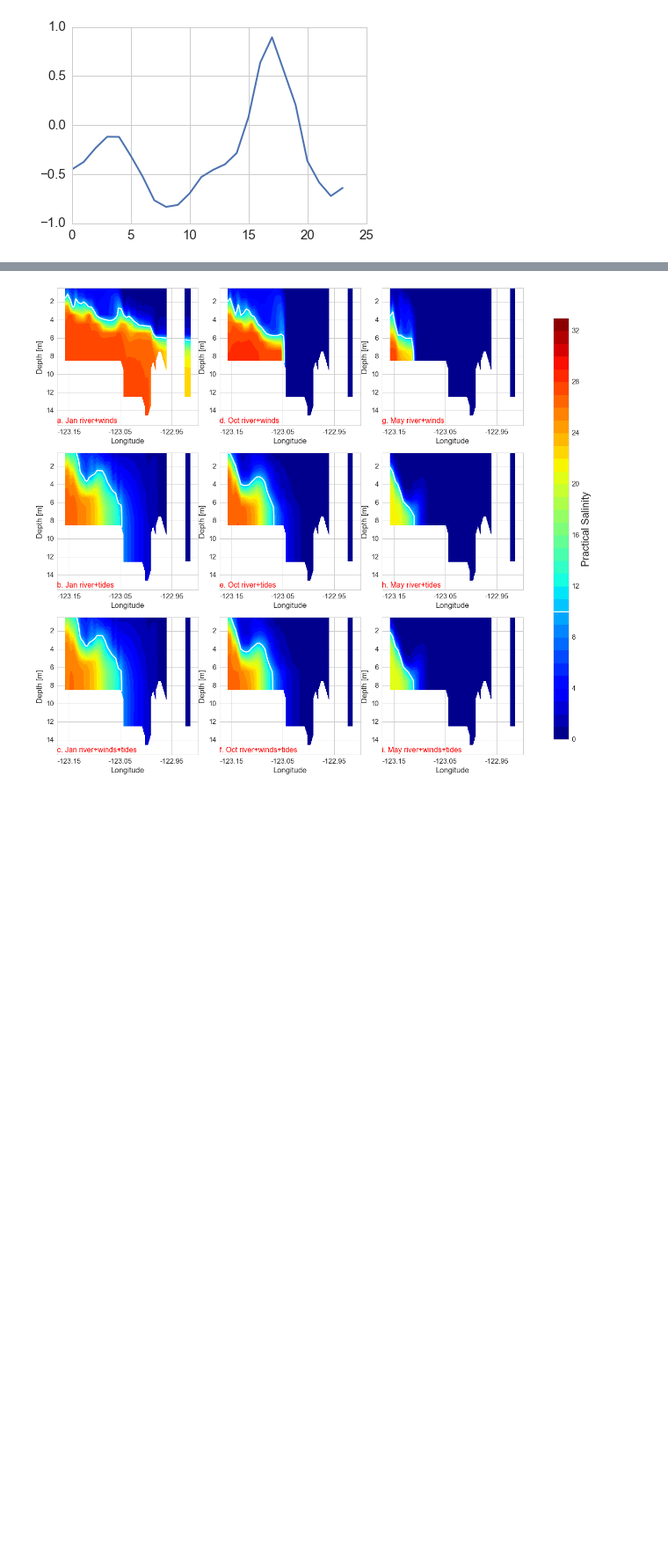
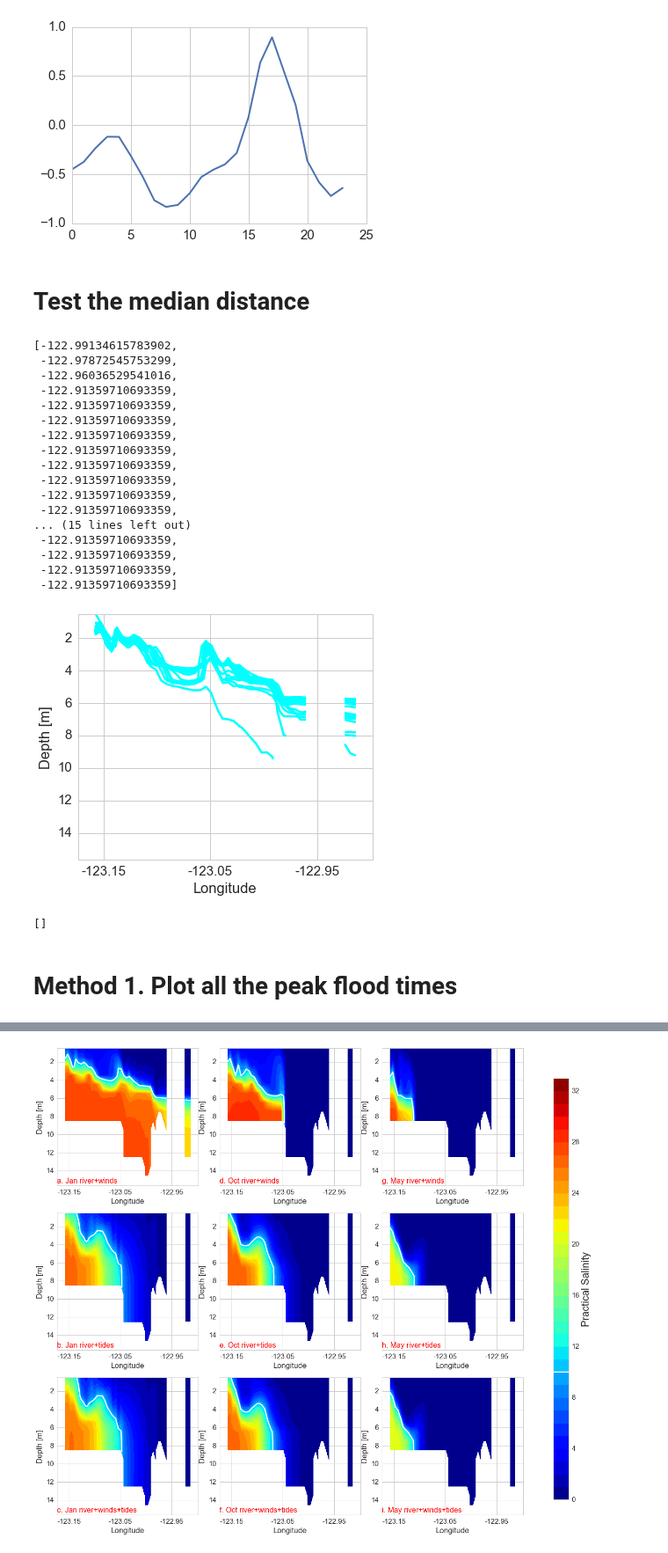
Before and after one commit to SalishSeaCast/analysis-jie, a Jupyter notebook: jie/paper/RmixRiverChannel.ipynb, the cells around one changed output, grey strips where cells are left out. Shown at 88% size. Saved outputs shown, nothing was run; the diff lists cells and outputs as text; code cells hidden in the pictures; blank space fills up the shorter version.

```diff
--- a/jie/paper/RmixRiverChannel.ipynb
+++ b/jie/paper/RmixRiverChannel.ipynb
@@ -138,14 +136,18 @@ def salinity(axes_2,grid_T,string,dep_ind,indices,ave = True):
     dep = grid_T.variables['deptht']
     lon = grid_T.variables['nav_lon']
     lat = grid_T.variables['nav_lat']
-    levels = [10]
+    levels = [4]
     if ave == True:
         S_small[string] = np.ma.masked_array(np.nanmean(S[indices[:],:,36,70:123],axis = 0),mask =np_mask[:,36,70:123])
         color = 'w'
         mesh = axes_2.contourf(lon[36,70:123],dep[:],S_small[string][:],np.arange(0,34,1),cmap='jet')
-    else:
+    elif ave ==False:
         S_small[string] = np.ma.masked_array(S[indices, :, 36, 70:123],mask = np_mask[:,36,70:123])
         color = 'cyan'
+    elif ave =='Median':
+        S_small[string] = np.ma.masked_array(S[indices, :, 36, 70:123],mask = np_mask[:,36,70:123])
+        color = 'w'
+        mesh = axes_2.contourf(lon[36,70:123],dep[:],S_small[string][:],np.arange(0,34,1),cmap='jet')
     CS = axes_2.contour(lon[36,70:123],dep[:],S_small[string][:],levels = levels,colors=color,linewidths=(2.5))
     axes_2.set_ylim([dep[-25],dep[0]])
     axes_2.set_xlim([lon[36,70],lon[36,123]])
@@ -153,7 +155,61 @@ def salinity(axes_2,grid_T,string,dep_ind,indices,ave = True):
     axes_2.set_xlabel('Longitude')
     axes_2.set_xticks([-123.15,-123.05,-122.95])
     axes_2.set_xticklabels([-123.15,-123.05,-122.95])
-    if ave == True:
+    if ave == True or ave =='Median':
         return axes_2, mesh, CS
     else:
         return axes_2, CS
+# %% [markdown]
+# Test the median distance
+# %%
+fig, axes_2 = plt.subplots(1,1,figsize = (6,5))
+grid_T = jannotide_T
+string1 = 'river+winds'
+dep_ind = 10
+#ind = 13
+Pet ='jan'
+Ymaxs = []
+for ind in np.arange(31):
+    axes_2,CS = salinity(axes_2,grid_T,string1,dep_ind,PFT[Pet][ind],ave = False)
+    if len(CS.collections[0].get_paths()) == 2:
+    #print(len(CS.collections[0].get_paths()))
+        p = CS.collections[0].get_paths()[1]
+    else:
+        p = CS.collections[0].get_paths()[0]
+    v = p.vertices
+    y = v[:,0]
+    x = v[:,1]
+    Ymaxs.append( y[np.nanargmax(x)])
+Ymaxs
+# %% [output]
+[-122.99134615783902,
+ -122.97872545753299,
+ -122.96036529541016,
+ -122.91359710693359,
+ -122.91359710693359,
+ -122.91359710693359,
+ -122.91359710693359,
+ -122.91359710693359,
+ -122.91359710693359,
+ -122.91359710693359,
+ -122.91359710693359,
+ -122.91359710693359,
+... (15 lines left out)
+ -122.91359710693359,
+ -122.91359710693359,
+ -122.91359710693359,
+ -122.91359710693359]
+[figure, added]
+# %%
+Ymaxs = []
+for i in np.arange(len(CS.collections[0].get_paths())):
+    p = CS.collections[0].get_paths()[i]
+    v = p.vertices
+    y = v[:,0]
+    x = v[:,1]
+    Ymax = y[np.nanargmax(x)]
+Ymaxs
+# %% [output]
+[]
+# %% [markdown]
+# Method 1. Plot all the peak flood times
```
Also changed, not shown: parts of 12 cells of this notebook.
